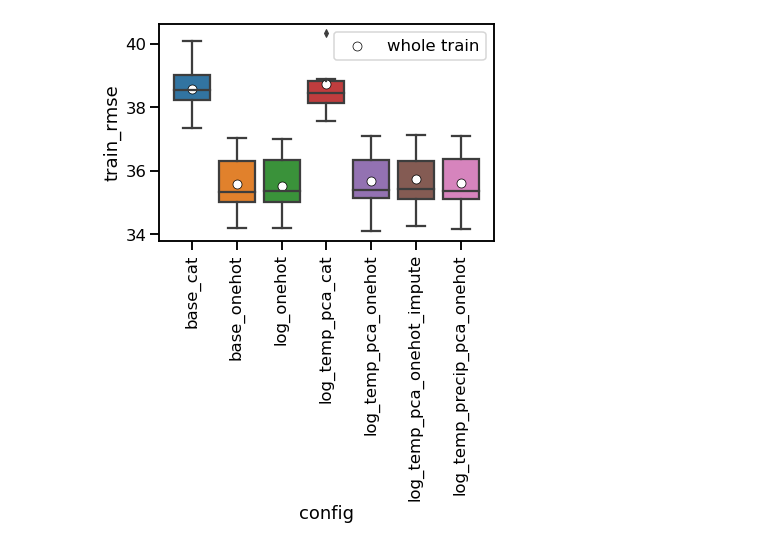
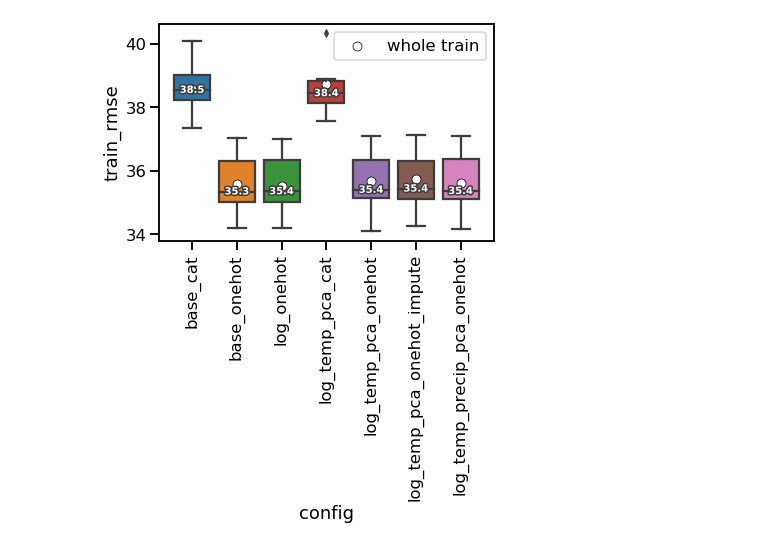
Before and after one commit to hannahpu/widsdatathon2022, a Jupyter notebook: notebook/model_comparison_eda.ipynb, the cells around one changed output. Drawn from its saved outputs; the diff is of its cells as text; code cells hidden in the pictures.

```diff
--- a/notebook/model_comparison_eda.ipynb
+++ b/notebook/model_comparison_eda.ipynb
@@ -87,21 +87,22 @@ log_temp_precip_pca_onehot
 # %%
 ax = sns.boxplot(
     data=rmse_df.query("method == 'loyo'").sort_values("config"),
     x="config",
     y="train_rmse",
 )
+add_median_labels(ax)
 sns.scatterplot(
     data=rmse_df.query("method == 'whole train'").sort_values("config"),
     x="config",
     y="train_rmse",
     ax=ax,
     color="white",
     edgecolor="k",
     label="whole train",
 )
 _ = ax.set_xticklabels(ax.get_xticklabels(), rotation=90)
 # %% [output]
-[figure, old version]
+[figure, new version]
 [interactive output not drawn]
 # %%
 ax = sns.boxplot(data=rmse_df.sort_values("config"), x="config", y="test_rmse")
```
Also changed, not shown: parts of 3 cells of this notebook.
